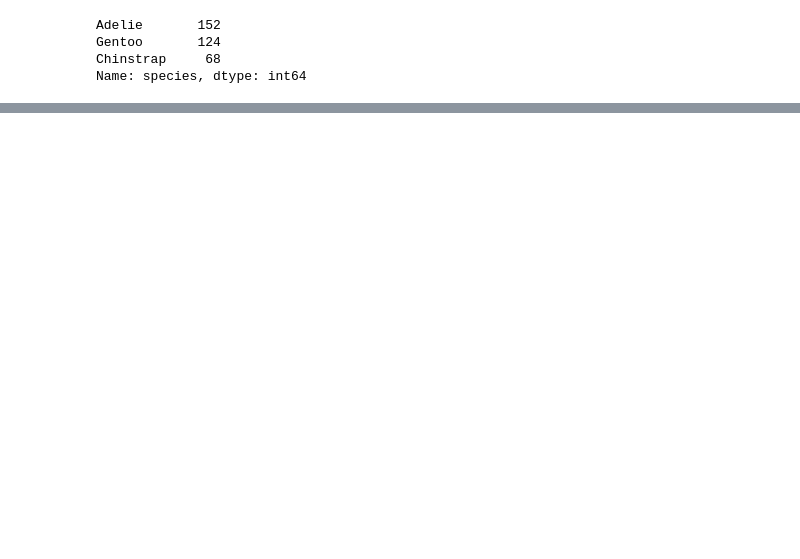
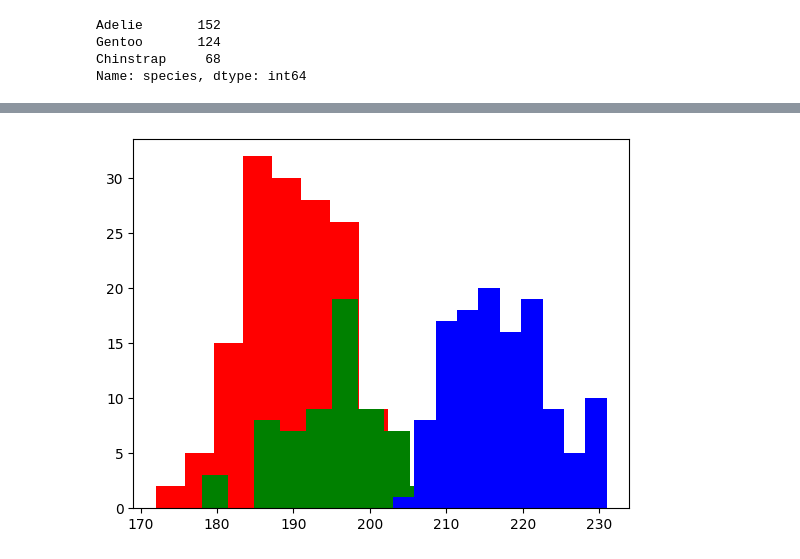
Before and after one commit to adinsa1/Data110, a Jupyter notebook: Week7_Homewrk.ipynb, the cells around one changed output, grey strips where cells are left out. Saved outputs shown, nothing was run; the diff lists cells and outputs as text; code cells hidden in the pictures; blank space fills up the shorter version.

```diff
--- a/Week7_Homewrk.ipynb
+++ b/Week7_Homewrk.ipynb
@@ -164,0 +157,14 @@ print(sorted_penguins)
+# %%
+## 6.
+# List of colors you want to use
+
+colors = ['red', 'green', 'blue']
+unique_species = penguins['species'].unique()
+
+for species, color in zip(unique_species, colors):
+
+	subset = penguins[penguins['species'] == species]
+
+	plt.hist(subset['flipper_length_mm'], color=color, label=species)
+# %% [output]
+[figure, added]
```
Also changed, not shown: parts of 3 cells of this notebook.
